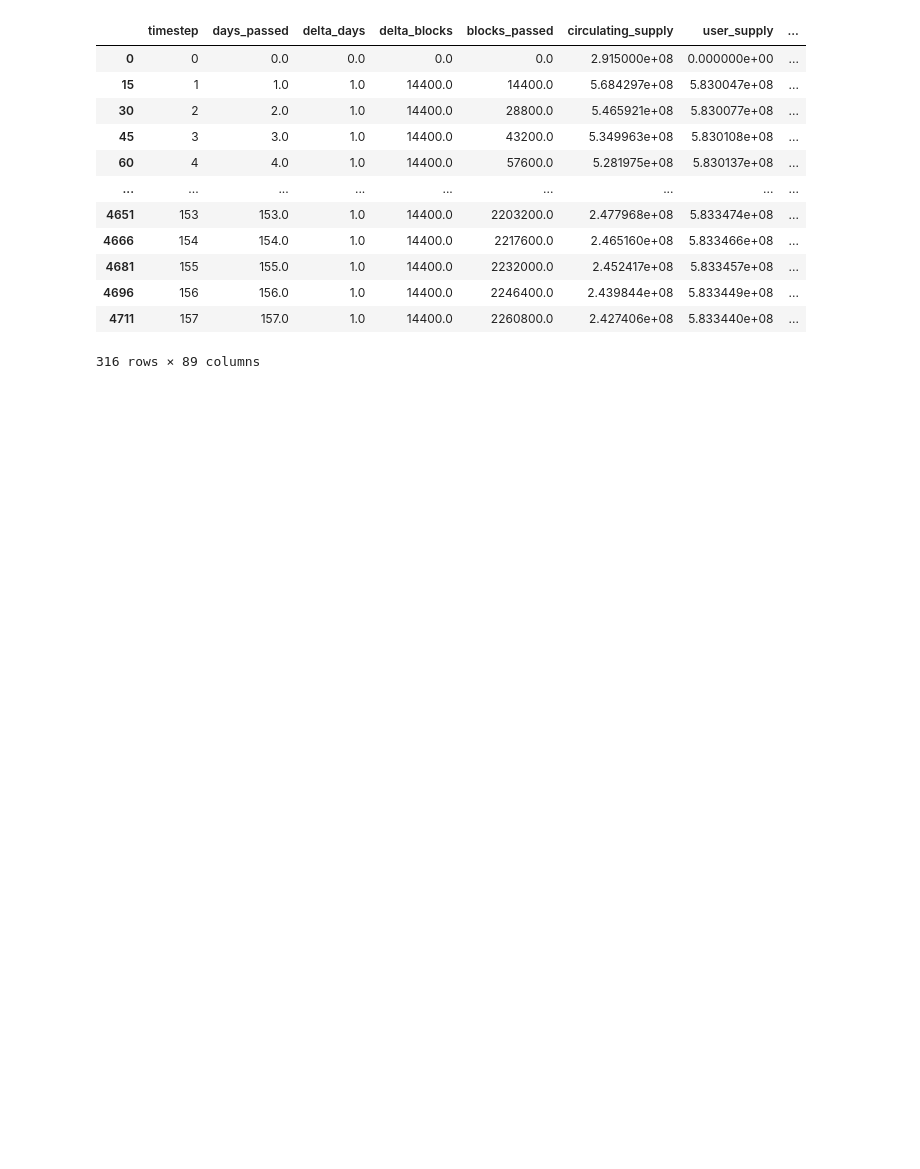
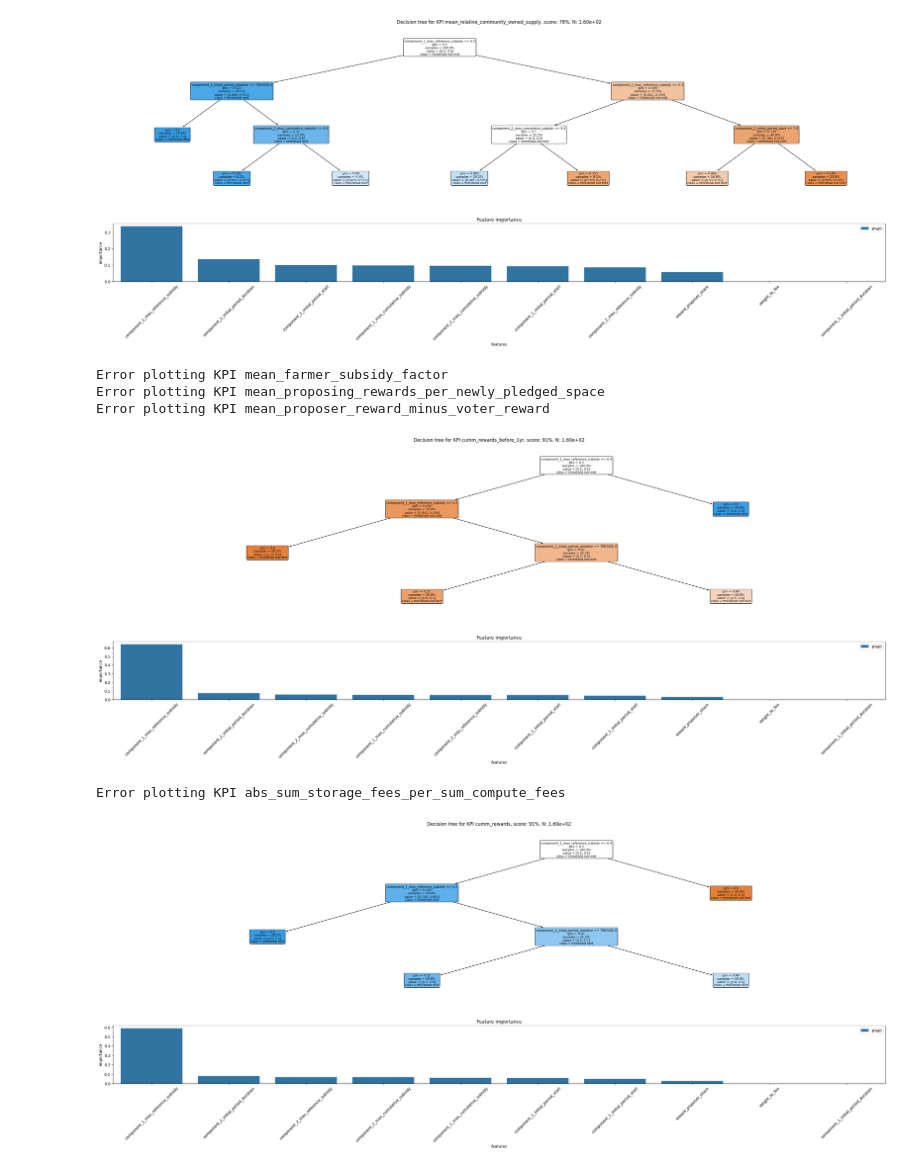
Before and after one commit to BlockScience/subspace, a Jupyter notebook: notebooks/exploratory/psuu_run.ipynb, the cells around one changed output. Saved outputs shown, nothing was run; the diff lists cells and outputs as text; code cells hidden in the pictures; blank space fills up the shorter version.

Commit message:
psuu_run exploratory nb is fine

```diff
--- a/notebooks/exploratory/psuu_run.ipynb
+++ b/notebooks/exploratory/psuu_run.ipynb
@@ -8,4 +9,4 @@ from subspace_model.experiments.experiment import psuu
 ------------subspace-digital-twin------------
 # %%
-sim_df = psuu(SIMULATION_DAYS=3*365, TIMESTEP_IN_DAYS=7, SAMPLES=1, N_SWEEP_SAMPLES=2,   SWEEPS_PER_PROCESS=1, PROCESSES=1, PARALLELIZE=False, USE_JOBLIB=False)
+sim_df = psuu(SIMULATION_DAYS=3*365, TIMESTEP_IN_DAYS=7, SAMPLES=1, N_SWEEP_SAMPLES=160,   SWEEPS_PER_PROCESS=10, PROCESSES=8, PARALLELIZE=True, USE_JOBLIB=True)
 # %% [output]
@@ -27,16 +137,35 @@ Total execution time: 7.19s
-# %%
-sim_df
-# %% [output]
-|  | timestep | days_passed | delta_days | delta_blocks | blocks_passed | circulating_supply | user_supply | ... |
-| 0 | 0 | 0.0 | 0.0 | 0.0 | 0.0 | 2.915000e+08 | 0.000000e+00 | ... |
-| 15 | 1 | 1.0 | 1.0 | 14400.0 | 14400.0 | 5.684297e+08 | 5.830047e+08 | ... |
-| 30 | 2 | 2.0 | 1.0 | 14400.0 | 28800.0 | 5.465921e+08 | 5.830077e+08 | ... |
-| 45 | 3 | 3.0 | 1.0 | 14400.0 | 43200.0 | 5.349963e+08 | 5.830108e+08 | ... |
-| 60 | 4 | 4.0 | 1.0 | 14400.0 | 57600.0 | 5.281975e+08 | 5.830137e+08 | ... |
-| ... | ... | ... | ... | ... | ... | ... | ... | ... |
-| 4651 | 153 | 153.0 | 1.0 | 14400.0 | 2203200.0 | 2.477968e+08 | 5.833474e+08 | ... |
-| 4666 | 154 | 154.0 | 1.0 | 14400.0 | 2217600.0 | 2.465160e+08 | 5.833466e+08 | ... |
-| 4681 | 155 | 155.0 | 1.0 | 14400.0 | 2232000.0 | 2.452417e+08 | 5.833457e+08 | ... |
-| 4696 | 156 | 156.0 | 1.0 | 14400.0 | 2246400.0 | 2.439844e+08 | 5.833449e+08 | ... |
-| 4711 | 157 | 157.0 | 1.0 | 14400.0 | 2260800.0 | 2.427406e+08 | 5.833440e+08 | ... |
-316 rows × 89 columns
+# %%
+i = 0
+sim_df[f'component_{i+1}_initial_period_start'] = sim_df.reference_subsidy_components.map(lambda x: x[i].initial_period_start)
+sim_df[f'component_{i+1}_initial_period_duration'] = sim_df.reference_subsidy_components.map(lambda x: x[i].initial_period_duration)
+sim_df[f'component_{i+1}_max_cumulative_subsidy'] = sim_df.reference_subsidy_components.map(lambda x: x[i].max_cumulative_subsidy)
+sim_df[f'component_{i+1}_max_reference_subsidy'] = sim_df.reference_subsidy_components.map(lambda x: x[i].max_reference_subsidy)
+
+i = 1
+sim_df[f'component_{i+1}_initial_period_start'] = sim_df.reference_subsidy_components.map(lambda x: x[i].initial_period_start)
+sim_df[f'component_{i+1}_initial_period_duration'] = sim_df.reference_subsidy_components.map(lambda x: x[i].initial_period_duration)
+sim_df[f'component_{i+1}_max_cumulative_subsidy'] = sim_df.reference_subsidy_components.map(lambda x: x[i].max_cumulative_subsidy)
+sim_df[f'component_{i+1}_max_reference_subsidy'] = sim_df.reference_subsidy_components.map(lambda x: x[i].max_reference_subsidy)
+# %%
+from subspace_model.psuu.kpis import KPI_functions
+from subspace_model.params import GOVERNANCE_SURFACE
+
+governance_surface_params = (set(GOVERNANCE_SURFACE.keys()) | {c for c in sim_df.columns if 'component' in c}) - {'reference_subsidy_components'}
+
+trajectory_id_columns = ['simulation', 'subset', 'run']
+agg_columns = trajectory_id_columns + list(governance_surface_params)
+
+kpi_dfs = []
+label_dfs = []
+for kpi, (kpi_f, threshold_f) in KPI_functions.items():
+    kpi_s = sim_df.groupby(agg_columns).apply(kpi_f)
+    kpi_s.name = kpi
+    kpi_dfs.append(kpi_s)
+
+    label_s = kpi_s.map(lambda x: threshold_f(x, kpi_s.values))
+    label_s.name = kpi
+    label_dfs.append(label_s)
+
+
+all_kpi_df = pd.concat(kpi_dfs, axis=1)
+all_labels_df = pd.concat(label_dfs, axis=1)
@@ -42,0 +228,14 @@ sim_df
+# %%
+for kpi in KPI_functions.keys():
+    try:
+        kpi_plot(all_labels_df, kpi)
+    except:
+        print(f"Error plotting KPI {kpi}")
+# %% [output]
+[figure, added]
+Error plotting KPI mean_farmer_subsidy_factor
+Error plotting KPI mean_proposing_rewards_per_newly_pledged_space
+Error plotting KPI mean_proposer_reward_minus_voter_reward
+[figure, added]
+Error plotting KPI abs_sum_storage_fees_per_sum_compute_fees
+[figure, added]
```
Also changed, not shown: parts of 5 cells of this notebook, 3 other files.
